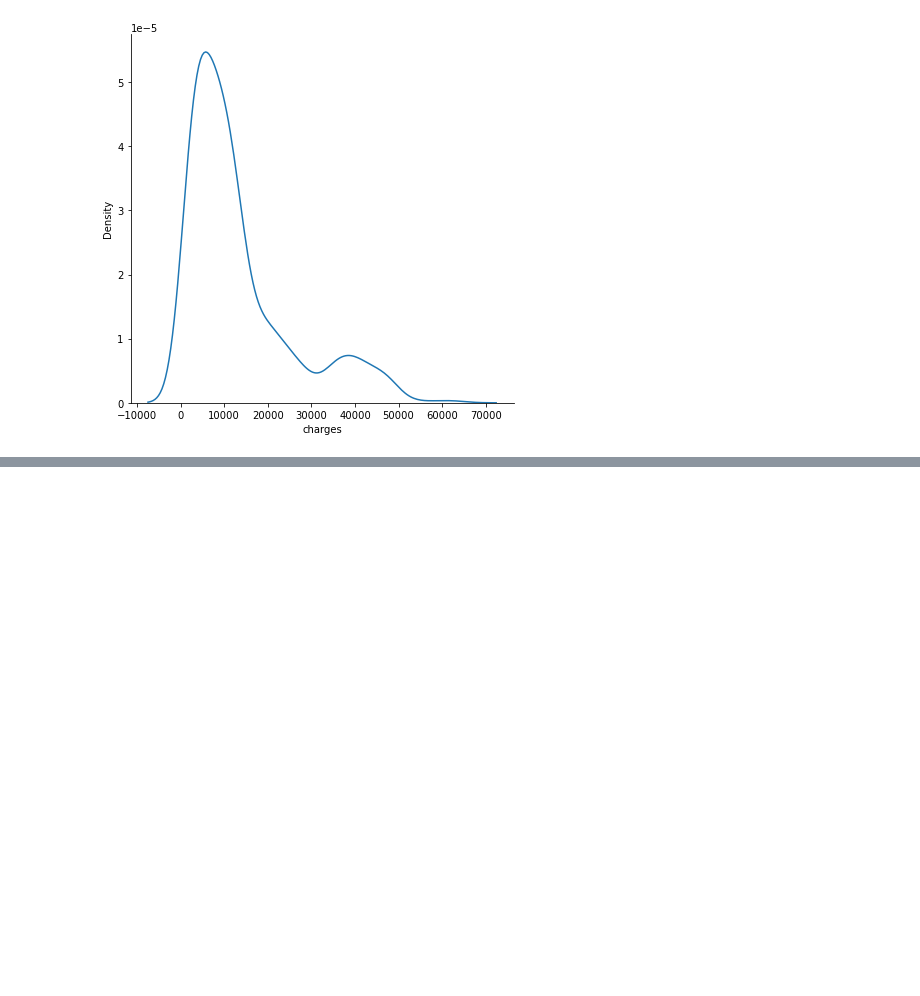
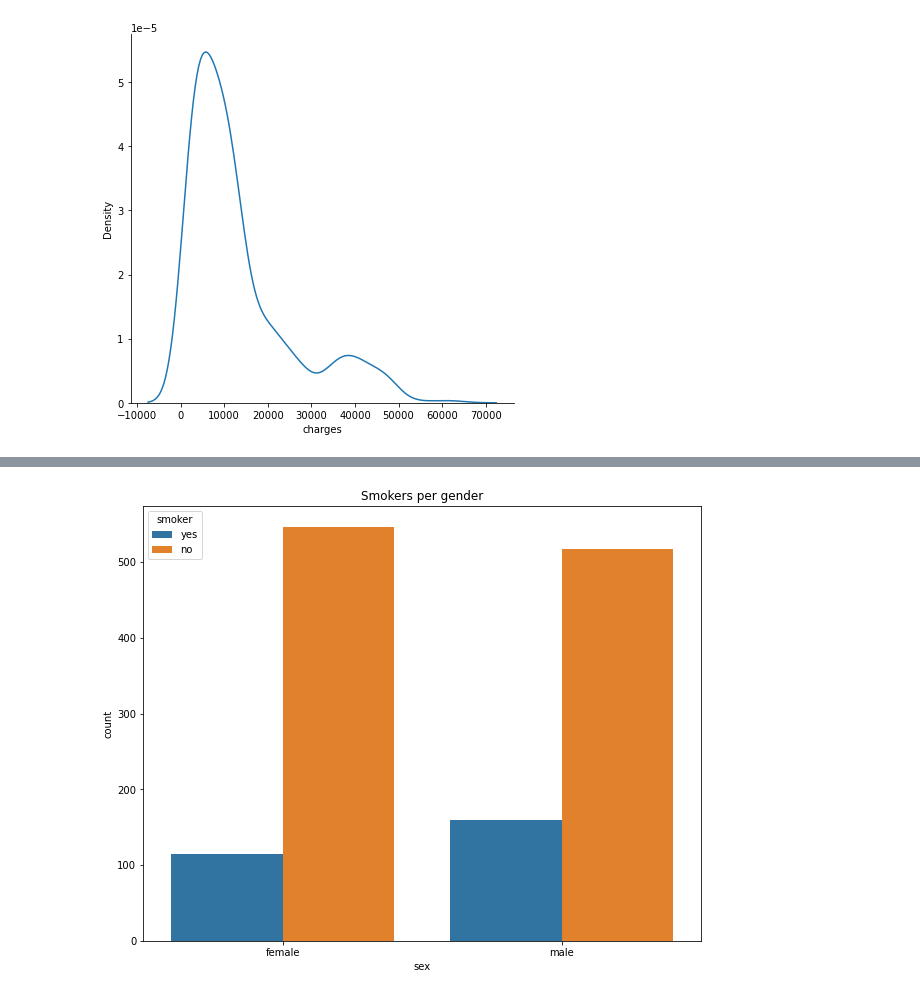
Before and after one commit to lindyc12/insurance_payout, a Jupyter notebook: Explore.ipynb, the cells around one changed output, grey strips where cells are left out. Drawn from its saved outputs; the diff is of its cells as text; code cells hidden in the pictures; blank space fills up the shorter version.

Commit message:
more charts

```diff
--- a/Explore.ipynb
+++ b/Explore.ipynb
@@ -143,0 +144,6 @@ df.head()
+# %%
+plt.figure(figsize = (10, 8))
+plt.title('Smokers per gender')
+ax = sns.countplot(x="sex", hue="smoker", data=df);
+# %% [output]
+[figure, added]
```
Also changed, not shown: parts of 9 cells of this notebook.
